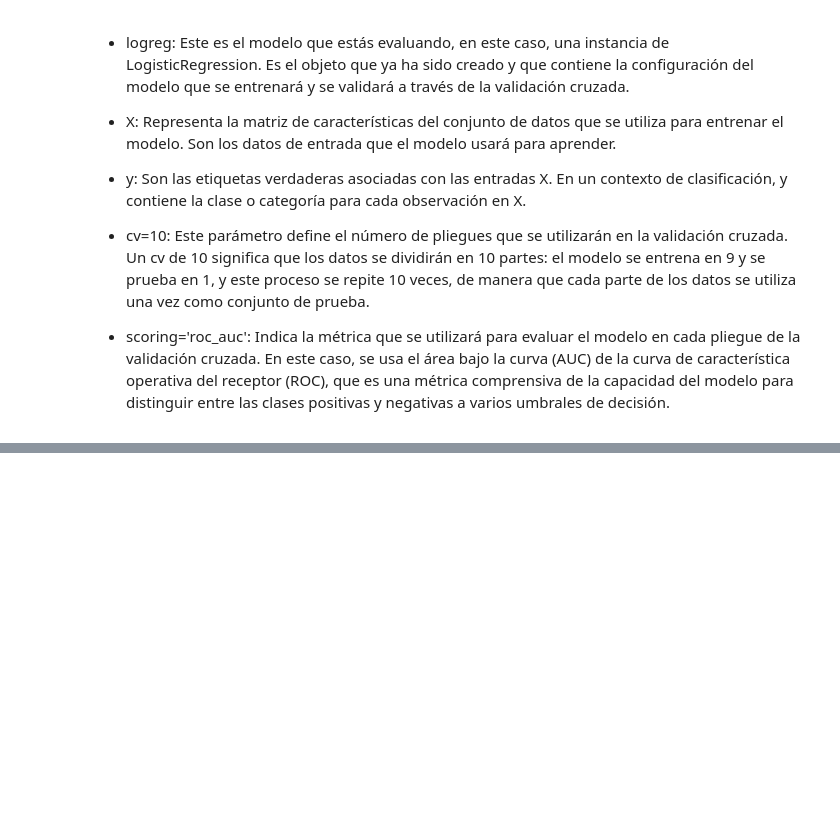
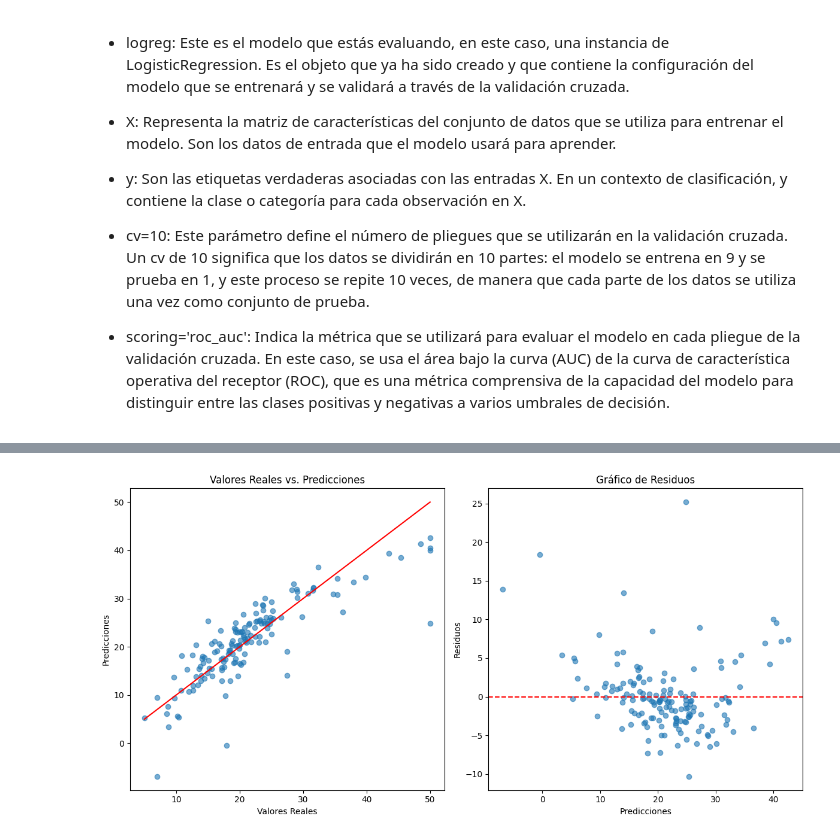
Before and after one commit to joseg20/Deep-Learning-Practical-Methodology, a Jupyter notebook: 01_perfomance_metrics.ipynb, the cells around one changed output, grey strips where cells are left out. Saved outputs shown, nothing was run; the diff lists cells and outputs as text; code cells hidden in the pictures; blank space fills up the shorter version.

```diff
--- a/01_perfomance_metrics.ipynb
+++ b/01_perfomance_metrics.ipynb
@@ -393,0 +530,17 @@ Cross-Validated AUC Score: 0.7425071225071225
+# %%
+# Cargando el conjunto de datos de precios de casas de Boston desde un archivo CSV
+df = pd.read_csv('data/BostonHousing.csv')
+
+# Separar las características y la variable objetivo
+X = df.drop('medv', axis=1).values  # 'medv' es la columna de precios de las casas
+y = df['medv'].values
+
+# Dividir el conjunto de datos en entrenamiento y prueba
+X_train, X_test, y_train, y_test = train_test_split(X, y, test_size=0.3, random_state=42)
+
+# Entrenar un modelo de regresión lineal
+regressor = LinearRegression()
+regressor.fit(X_train, y_train)
+
+# Hacer predicciones en el conjunto de prueba
+y_pred = regressor.predict(X_test)
@@ -393,0 +590,24 @@ Cross-Validated AUC Score: 0.7425071225071225
+# %%
+plt.figure(figsize=(12, 6))
+
+# Gráfico de dispersión de los valores reales vs. predichos
+plt.subplot(1, 2, 1)
+plt.scatter(y_test, y_pred, alpha=0.6)
+plt.plot([min(y_test), max(y_test)], [min(y_test), max(y_test)], color='red') # Línea de perfecta predicción
+plt.xlabel('Valores Reales')
+plt.ylabel('Predicciones')
+plt.title('Valores Reales vs. Predicciones')
+
+# Gráfico de residuos
+plt.subplot(1, 2, 2)
+residuos = y_test - y_pred
+plt.scatter(y_pred, residuos, alpha=0.6)
+plt.axhline(y=0, color='red', linestyle='--')
+plt.xlabel('Predicciones')
+plt.ylabel('Residuos')
+plt.title('Gráfico de Residuos')
+
+plt.tight_layout()
+plt.show()
+# %% [output]
+[figure, added]
```
Also changed, not shown: parts of 40 cells of this notebook, 1 other file.
